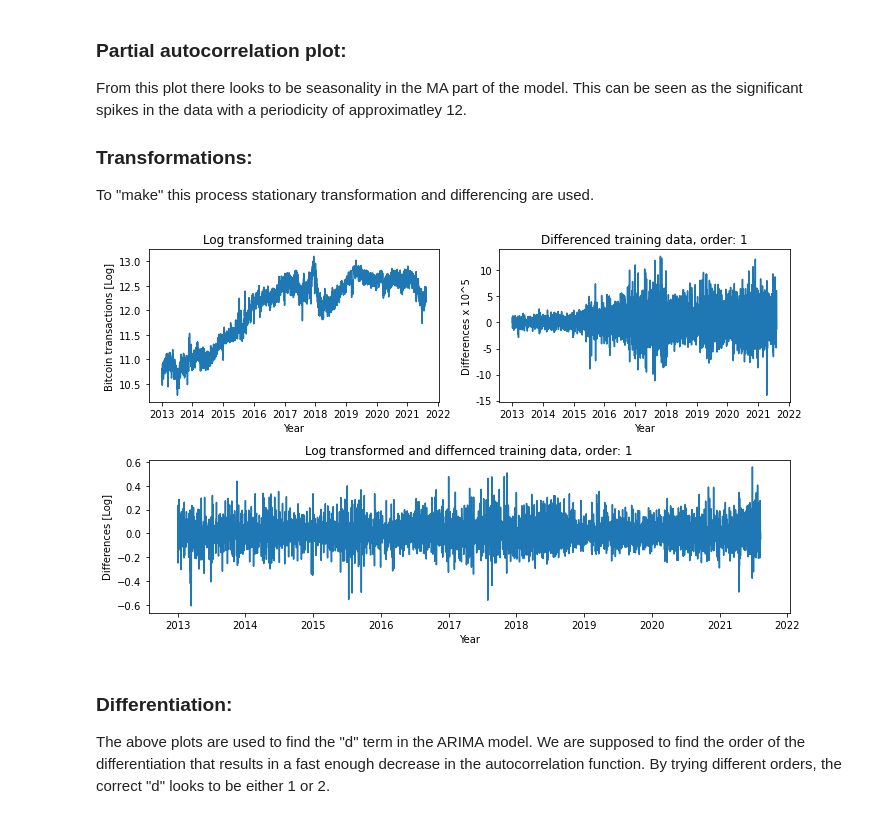
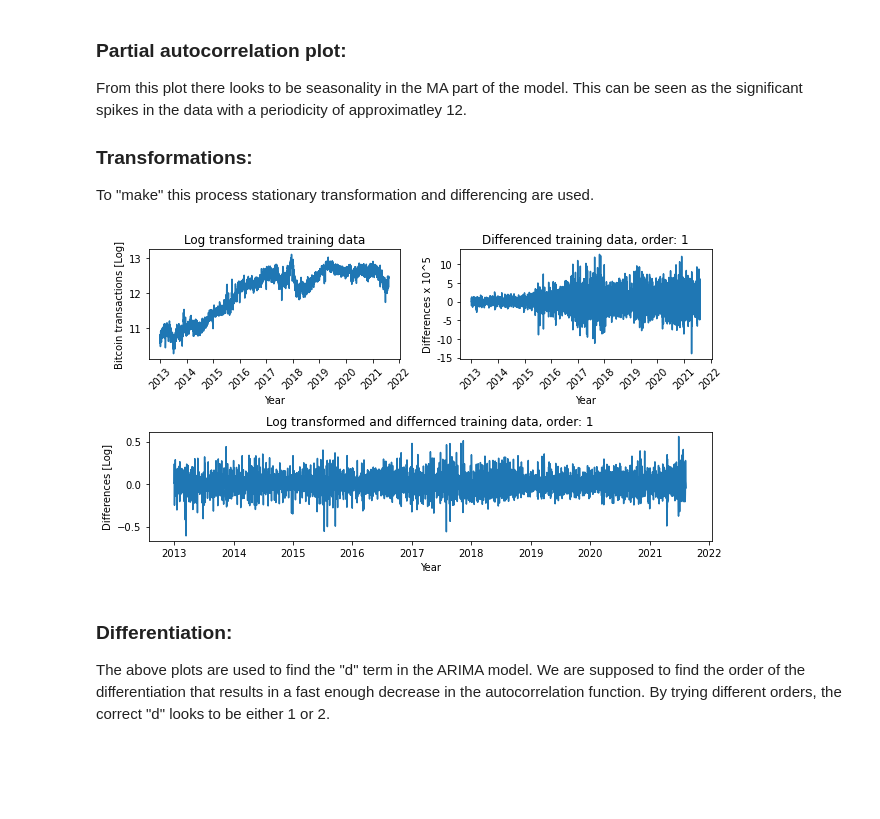
Before and after one commit to emilhaugstvedt/Time-Series-Analysis, a Jupyter notebook: Assignment3/Ass3.ipynb, the cells around one changed output. Cells and saved outputs as stored; diff of their text form; code cells hidden in the pictures; blank space fills up the shorter version.

```diff
--- a/Assignment3/Ass3.ipynb
+++ b/Assignment3/Ass3.ipynb
@@ -86,35 +90,37 @@ diffOrder = 1
 logTrainData = np.log(np.array(trainData["BitcoinTransactions"]))
 diffTrainData = diff(np.array(trainData["BitcoinTransactions"]))
 
 diffLogTrainData = diff(logTrainData, diffOrder)
 
 # Plotting:
-plt.figure(figsize= (10, 6))
+plt.figure(figsize= (9, 5))
 plt.subplot(221)
 plt.plot(pd.to_datetime(trainData["Date"]), logTrainData)
 plt.title("Log transformed training data")
 plt.ylabel("Bitcoin transactions [Log]")
 plt.xlabel("Year")
+plt.xticks(rotation= 45)
 
 plt.subplot(222)
 plt.plot(pd.to_datetime(trainData["Date"]).iloc[:len(diffTrainData)], diffTrainData)
 plt.title(f"Differenced training data, order: {diffOrder}")
 plt.xlabel("Year")
 plt.ylabel("Differences x 10^5")
 plt.yticks(ticks= [-150000, -100000, -50000, 0, 50000, 100000], labels= [-15, -10, -5, 0, 5, 10])
+plt.xticks(rotation= 45)
 
 plt.subplot(212)
 plt.plot(pd.to_datetime(trainData["Date"]).iloc[:len(diffLogTrainData)], diffLogTrainData)
 plt.title(f"Log transformed and differnced training data, order: {diffOrder}")
 plt.ylabel("Differences [Log]")
 plt.xlabel("Year")
 
 plt.tight_layout()
 
 # Save plot:
 plt.savefig("figures/transformedDifferenced.png", dpi= 300)
 # %% [output]
-[figure, old version]
+[figure, new version]
 # %% [markdown]
 ### Differentiation:
 The above plots are used to find the "d" term in the ARIMA model. We are supposed to find the order of the differentiation that results in a fast enough decrease in the autocorrelation function. By trying different orders, the correct "d" looks to be either 1 or 2.
```
Also changed, not shown: parts of 17 cells of this notebook, 8 other files.
